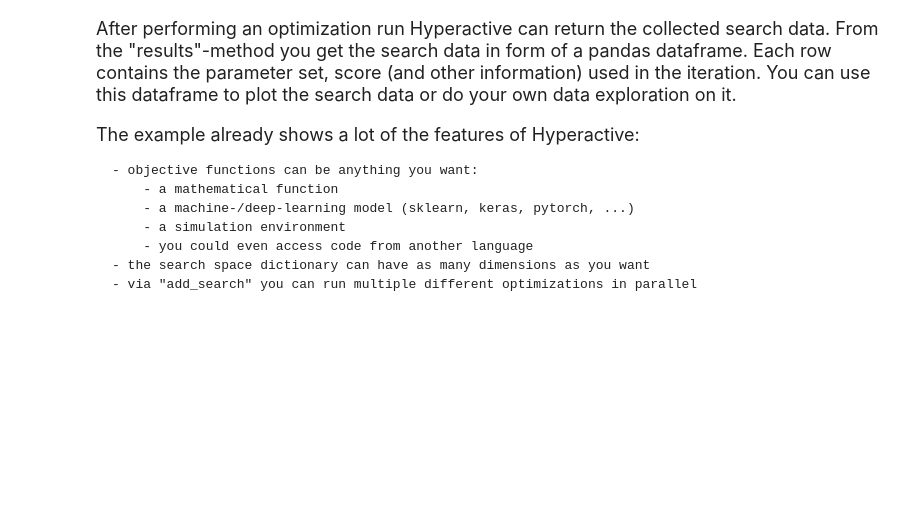
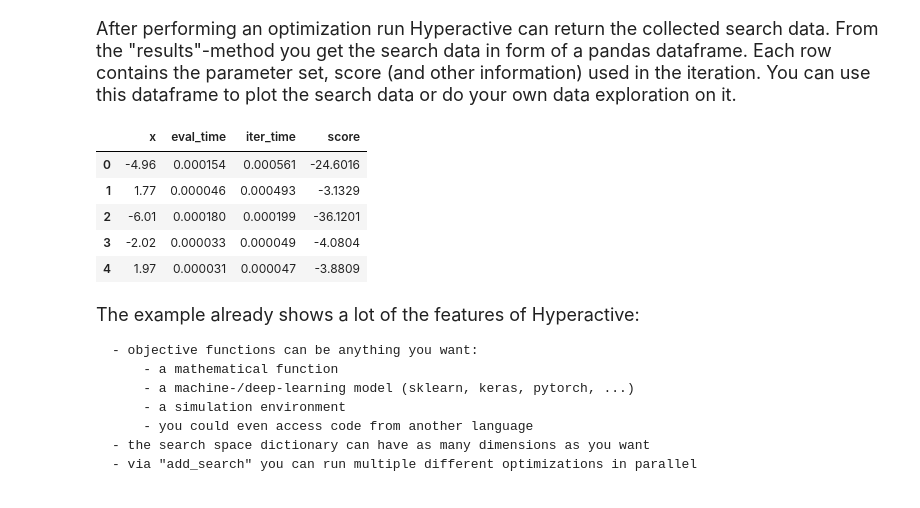
Before and after one commit to SimonBlanke/hyperactive-tutorials, a Jupyter notebook: notebooks/Optimization Strategies for Deep Learning.ipynb, the cells around one changed output. Saved outputs shown, nothing was run; the diff lists cells and outputs as text; code cells hidden in the pictures; blank space fills up the shorter version.

```diff
--- a/notebooks/Optimization Strategies for Deep Learning.ipynb
+++ b/notebooks/Optimization Strategies for Deep Learning.ipynb
@@ -127,6 +127,14 @@ Results: 'inverted_quadratic_function'
 After performing an optimization run Hyperactive can return the collected search data. From the "results"-method you get the search data in form of a pandas dataframe. Each row contains the parameter set, score (and other information) used in the iteration. You can use this dataframe to plot the search data or do your own data exploration on it.
 # %%
 search_data = hyper.results(inverted_quadratic_function)
+search_data
+# %% [output]
+|  | x | eval_time | iter_time | score |
+| 0 | -4.96 | 0.000154 | 0.000561 | -24.6016 |
+| 1 | 1.77 | 0.000046 | 0.000493 | -3.1329 |
+| 2 | -6.01 | 0.000180 | 0.000199 | -36.1201 |
+| 3 | -2.02 | 0.000033 | 0.000049 | -4.0804 |
+| 4 | 1.97 | 0.000031 | 0.000047 | -3.8809 |
 # %% [markdown]
 <font size="4">
 
```
Also changed, not shown: parts of 32 cells of this notebook.
